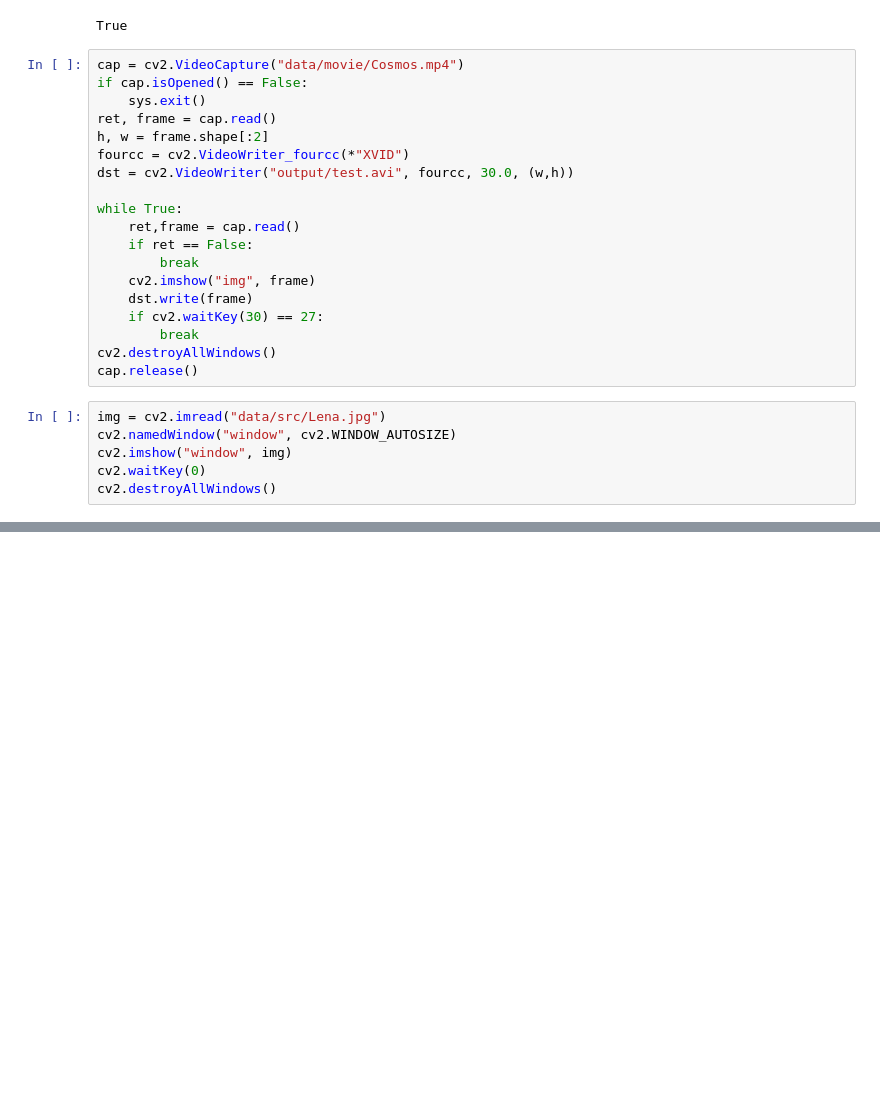
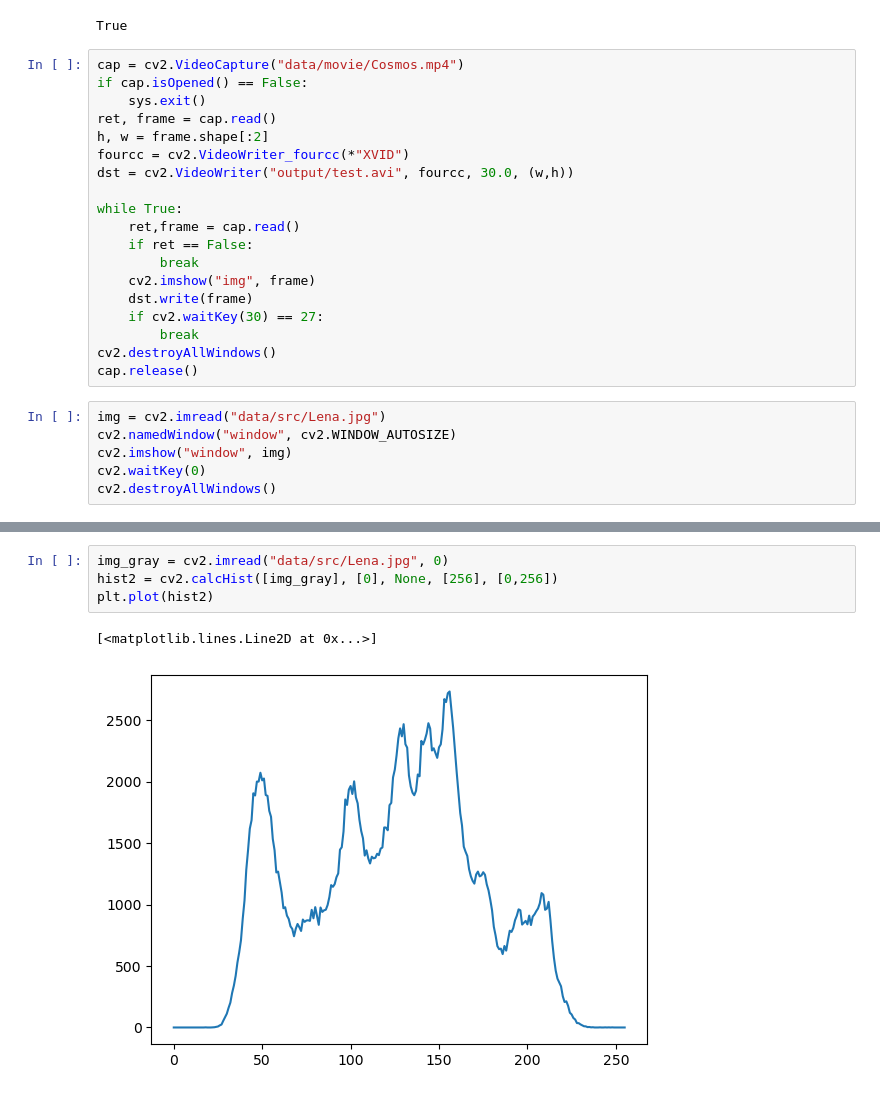
Before and after one commit to kimusann0604/face-sab, a Jupyter notebook: demo.ipynb, the cells around one changed output, grey strips where cells are left out. Saved outputs shown, nothing was run; the diff lists cells and outputs as text; blank space fills up the shorter version.

```diff
--- a/demo.ipynb
+++ b/demo.ipynb
@@ -49,0 +168,7 @@ cv2.destroyAllWindows()
+# %%
+img_gray = cv2.imread("data/src/Lena.jpg", 0)
+hist2 = cv2.calcHist([img_gray], [0], None, [256], [0,256])
+plt.plot(hist2)
+# %% [output]
+[<matplotlib.lines.Line2D at 0x...>]
+[figure, added]
```
Also changed, not shown: parts of 21 cells of this notebook.
